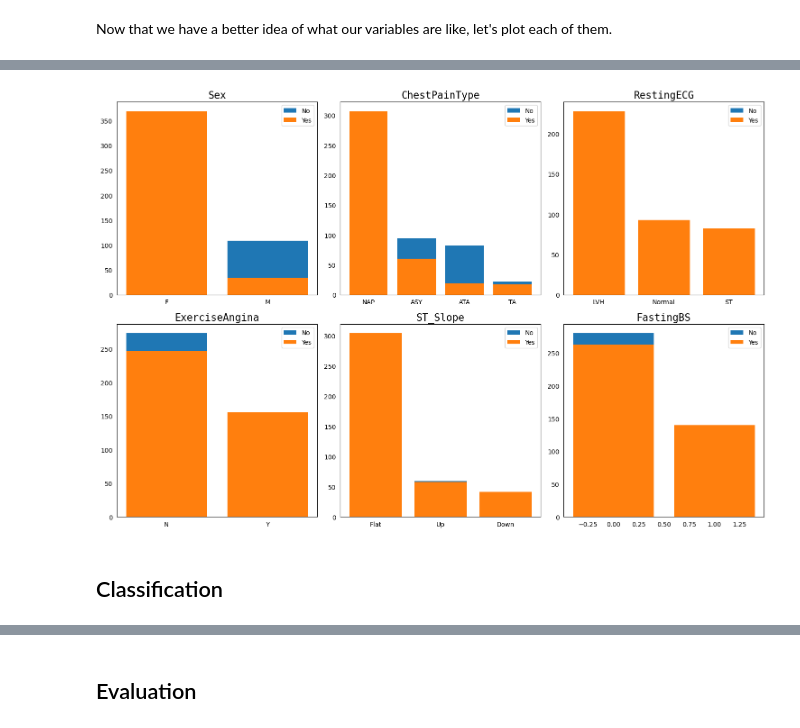
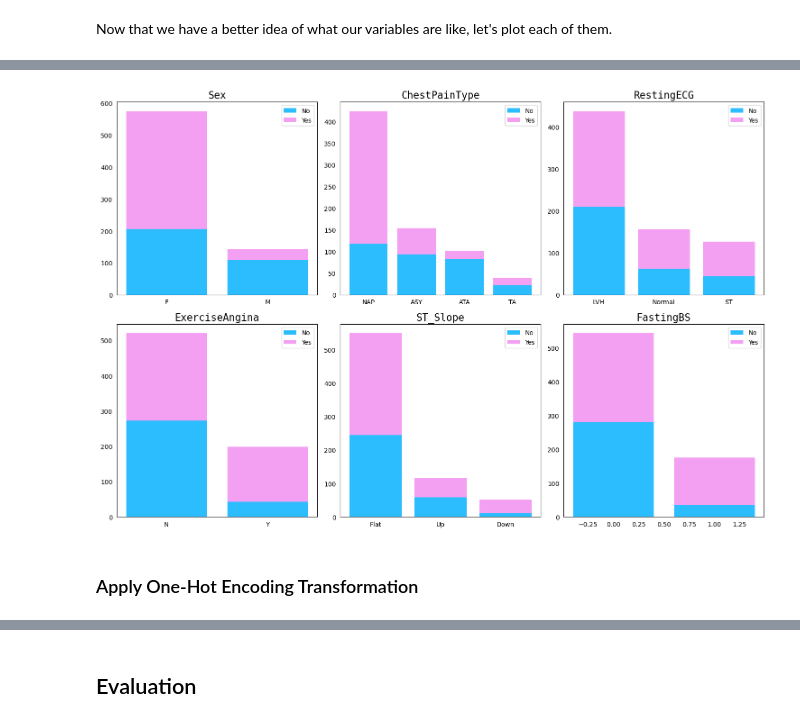
Before and after one commit to bronteee/machine-learning-projects, a Jupyter notebook: mlprojects/project3/project3.ipynb, the cells around one changed output, grey strips where cells are left out. Drawn from its saved outputs; the diff is of its cells as text; code cells hidden in the pictures.

```diff
--- a/mlprojects/project3/project3.ipynb
+++ b/mlprojects/project3/project3.ipynb
@@ -66,6 +73,10 @@ Name: ST_Slope, dtype: int64
 # Move "fasting blood sugar" to categorical
 NUMERICAL_COLS.remove('FastingBS')
 CATEGORICAL_COLS.append('FastingBS')
+
+# Replace missing values with mean
+for col in ['Cholesterol', 'RestingBP']:
+    train_data[col].replace(to_replace=0, value=train_data[col].mean(), inplace=True)
 # %% [markdown]
 Now that we have a better idea of what our variables are like, let's plot each of them.
 # %%
@@ -101,0 +115,4 @@ plt.tight_layout()
+# %%
+# Normalize numerical columns with standard scaler
+sc = StandardScaler()
+train_data[NUMERICAL_COLS] = sc.fit_transform(train_data[NUMERICAL_COLS])
@@ -102,17 +129,18 @@ plt.tight_layout()
 # %%
 # Plot bar charts of categorical columns against target
 fig, axes = plt.subplots(2, 3, figsize=(15, 10))
 for i, col in enumerate(CATEGORICAL_COLS):
     ax = axes[i // 3, i % 3]
     # Stacked bar chart
-    ax.bar(train_data[col].unique(), train_data[train_data['HeartDisease']==0][col].value_counts(), label='No',)
-    ax.bar(train_data[col].unique(), train_data[train_data['HeartDisease']==1][col].value_counts(), label='Yes',)
+    ax.bar(train_data[col].unique(), train_data[train_data['HeartDisease']==0][col].value_counts(), label='No', color=[color_list1[0]])
+    ax.bar(train_data[col].unique(), train_data[train_data['HeartDisease']==1][col].value_counts(), label='Yes',
+           bottom=train_data[train_data['HeartDisease']==0][col].value_counts(), color=[color_list1[1]])
     ax.set_title(col, fontdict=font_dict)
     ax.tick_params(left=False, bottom=False)
     ax.legend()
 plt.tight_layout()
 plt.show()
 # %% [output]
-[figure, old version]
+[figure, new version]
-# %% [markdown]
-## Classification
+# %% [markdown]
+### Apply One-Hot Encoding Transformation
```
Also changed, not shown: parts of 36 cells of this notebook, 14 other files.
